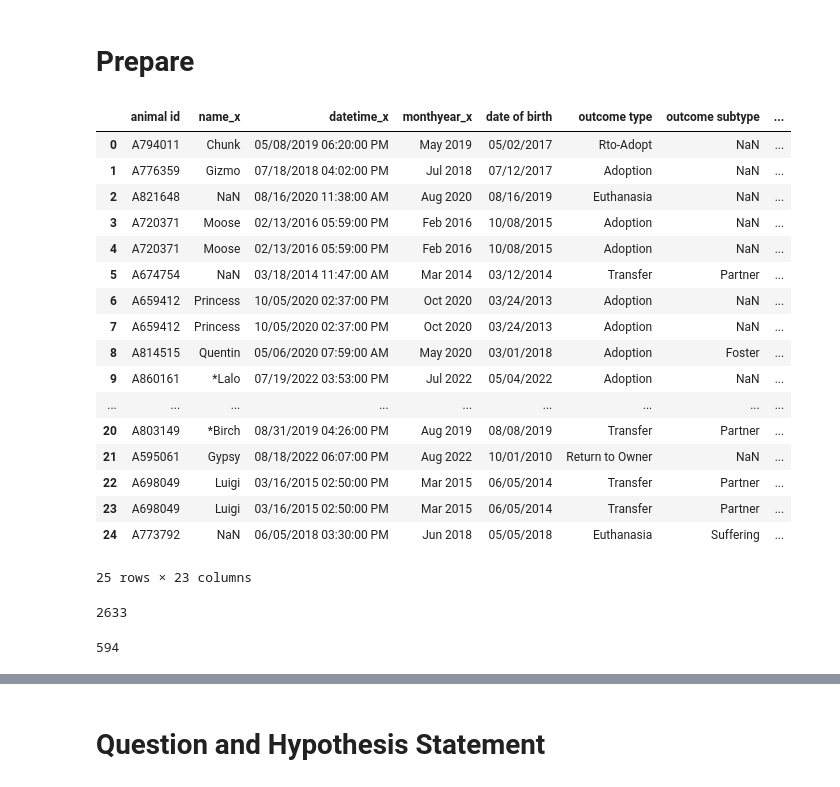
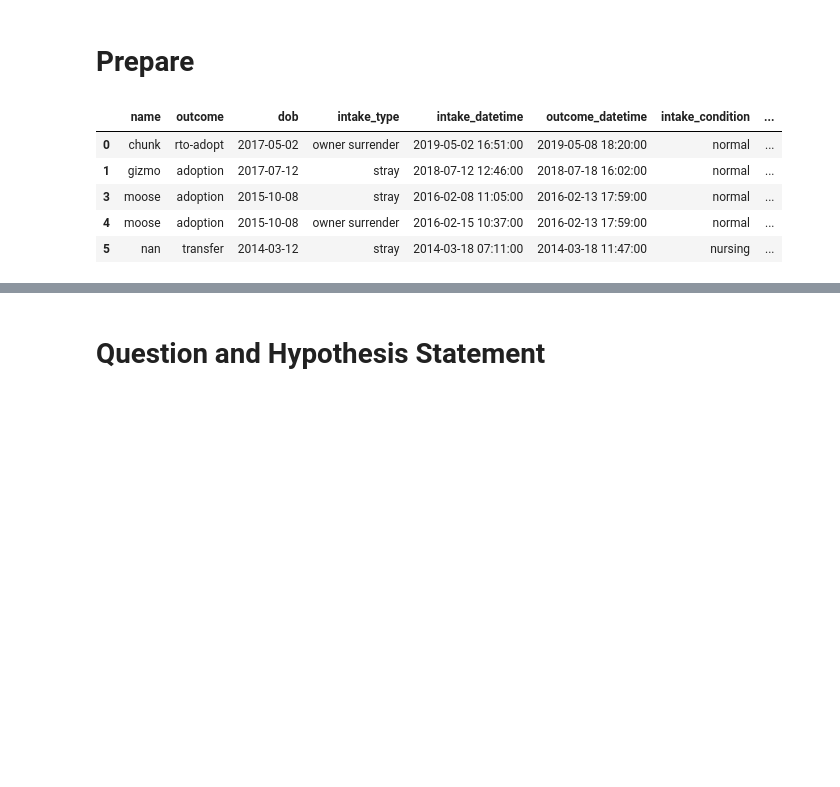
Before and after one commit to pound-puppies/animal-advocacy, a Jupyter notebook: bo_explore.ipynb, the cells around one changed output, grey strips where cells are left out. Drawn from its saved outputs; the diff is of its cells as text; code cells hidden in the pictures; blank space fills up the shorter version.

```diff
--- a/bo_explore.ipynb
+++ b/bo_explore.ipynb
@@ -59,31 +59,11 @@ df.shape
 # %%
 df = wra.get_prep_aa(df)
 # %%
-df.head(25)
+df.head(5)
 # %% [output]
-|  | animal id | name_x | datetime_x | monthyear_x | date of birth | outcome type | outcome subtype | ... |
-| 0 | A794011 | Chunk | 05/08/2019 06:20:00 PM | May 2019 | 05/02/2017 | Rto-Adopt | NaN | ... |
-| 1 | A776359 | Gizmo | 07/18/2018 04:02:00 PM | Jul 2018 | 07/12/2017 | Adoption | NaN | ... |
-| 2 | A821648 | NaN | 08/16/2020 11:38:00 AM | Aug 2020 | 08/16/2019 | Euthanasia | NaN | ... |
-| 3 | A720371 | Moose | 02/13/2016 05:59:00 PM | Feb 2016 | 10/08/2015 | Adoption | NaN | ... |
-| 4 | A720371 | Moose | 02/13/2016 05:59:00 PM | Feb 2016 | 10/08/2015 | Adoption | NaN | ... |
-| 5 | A674754 | NaN | 03/18/2014 11:47:00 AM | Mar 2014 | 03/12/2014 | Transfer | Partner | ... |
-| 6 | A659412 | Princess | 10/05/2020 02:37:00 PM | Oct 2020 | 03/24/2013 | Adoption | NaN | ... |
-| 7 | A659412 | Princess | 10/05/2020 02:37:00 PM | Oct 2020 | 03/24/2013 | Adoption | NaN | ... |
-| 8 | A814515 | Quentin | 05/06/2020 07:59:00 AM | May 2020 | 03/01/2018 | Adoption | Foster | ... |
-| 9 | A860161 | *Lalo | 07/19/2022 03:53:00 PM | Jul 2022 | 05/04/2022 | Adoption | NaN | ... |
-| ... | ... | ... | ... | ... | ... | ... | ... | ... |
-| 20 | A803149 | *Birch | 08/31/2019 04:26:00 PM | Aug 2019 | 08/08/2019 | Transfer | Partner | ... |
-| 21 | A595061 | Gypsy | 08/18/2022 06:07:00 PM | Aug 2022 | 10/01/2010 | Return to Owner | NaN | ... |
-| 22 | A698049 | Luigi | 03/16/2015 02:50:00 PM | Mar 2015 | 06/05/2014 | Transfer | Partner | ... |
-| 23 | A698049 | Luigi | 03/16/2015 02:50:00 PM | Mar 2015 | 06/05/2014 | Transfer | Partner | ... |
-| 24 | A773792 | NaN | 06/05/2018 03:30:00 PM | Jun 2018 | 05/05/2018 | Euthanasia | Suffering | ... |
+|  | name | outcome | dob | intake_type | intake_datetime | outcome_datetime | intake_condition | ... |
+| 0 | chunk | rto-adopt | 2017-05-02 | owner surrender | 2019-05-02 16:51:00 | 2019-05-08 18:20:00 | normal | ... |
+| 1 | gizmo | adoption | 2017-07-12 | stray | 2018-07-12 12:46:00 | 2018-07-18 16:02:00 | normal | ... |
+| 3 | moose | adoption | 2015-10-08 | stray | 2016-02-08 11:05:00 | 2016-02-13 17:59:00 | normal | ... |
+| 4 | moose | adoption | 2015-10-08 | owner surrender | 2016-02-15 10:37:00 | 2016-02-13 17:59:00 | normal | ... |
+| 5 | nan | transfer | 2014-03-12 | stray | 2014-03-18 07:11:00 | 2014-03-18 11:47:00 | nursing | ... |
-25 rows × 23 columns
-# %%
-df.breed.nunique()
-# %% [output]
-2633
-# %%
-df.color.nunique()
-# %% [output]
-594
```
Also changed, not shown: parts of 20 cells of this notebook.
